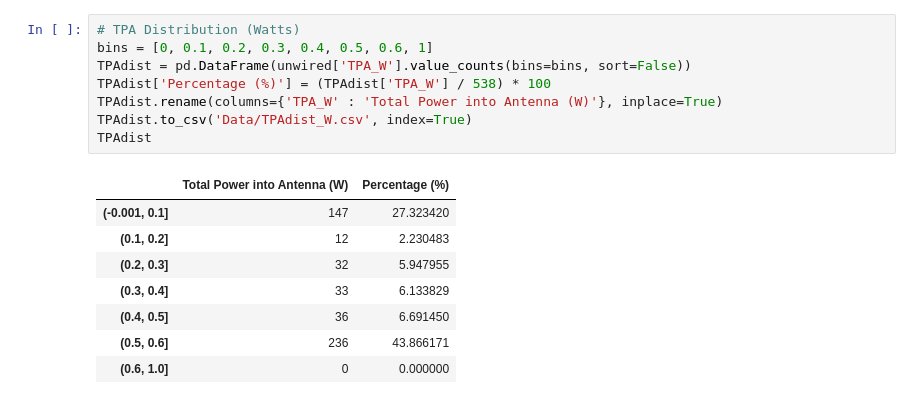
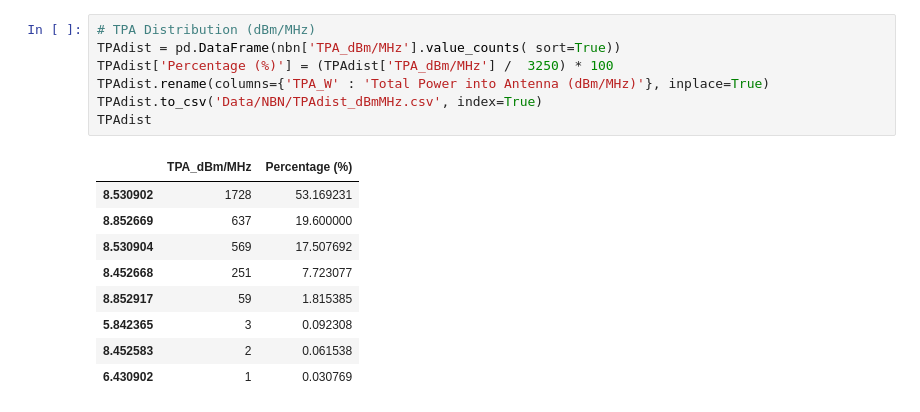
Before and after one commit to navnith-reddy/RAdata, a Jupyter notebook: NBNDataProcessing.ipynb, the cells around one changed output. Saved outputs shown, nothing was run; the diff lists cells and outputs as text.

```diff
--- a/NBNDataProcessing.ipynb
+++ b/NBNDataProcessing.ipynb
@@ -116,17 +166,17 @@ BWdist
 # %%
-# TPA Distribution (Watts)
-bins = [0, 0.1, 0.2, 0.3, 0.4, 0.5, 0.6, 1]
-TPAdist = pd.DataFrame(unwired['TPA_W'].value_counts(bins=bins, sort=False))
-TPAdist['Percentage (%)'] = (TPAdist['TPA_W'] / 538) * 100
-TPAdist.rename(columns={'TPA_W' : 'Total Power into Antenna (W)'}, inplace=True)
-TPAdist.to_csv('Data/TPAdist_W.csv', index=True)
+# TPA Distribution (dBm/MHz)
+TPAdist = pd.DataFrame(nbn['TPA_dBm/MHz'].value_counts( sort=True))
+TPAdist['Percentage (%)'] = (TPAdist['TPA_dBm/MHz'] /  3250) * 100
+TPAdist.rename(columns={'TPA_W' : 'Total Power into Antenna (dBm/MHz)'}, inplace=True)
+TPAdist.to_csv('Data/NBN/TPAdist_dBmMHz.csv', index=True)
 TPAdist
 # %% [output]
-|  | Total Power into Antenna (W) | Percentage (%) |
-| (-0.001, 0.1] | 147 | 27.323420 |
-| (0.1, 0.2] | 12 | 2.230483 |
-| (0.2, 0.3] | 32 | 5.947955 |
-| (0.3, 0.4] | 33 | 6.133829 |
-| (0.4, 0.5] | 36 | 6.691450 |
-| (0.5, 0.6] | 236 | 43.866171 |
-| (0.6, 1.0] | 0 | 0.000000 |
+|  | TPA_dBm/MHz | Percentage (%) |
+| 8.530902 | 1728 | 53.169231 |
+| 8.852669 | 637 | 19.600000 |
+| 8.530904 | 569 | 17.507692 |
+| 8.452668 | 251 | 7.723077 |
+| 8.852917 | 59 | 1.815385 |
+| 5.842365 | 3 | 0.092308 |
+| 8.452583 | 2 | 0.061538 |
+| 6.430902 | 1 | 0.030769 |
```
Also changed, not shown: parts of 16 cells of this notebook, 26 other files.
